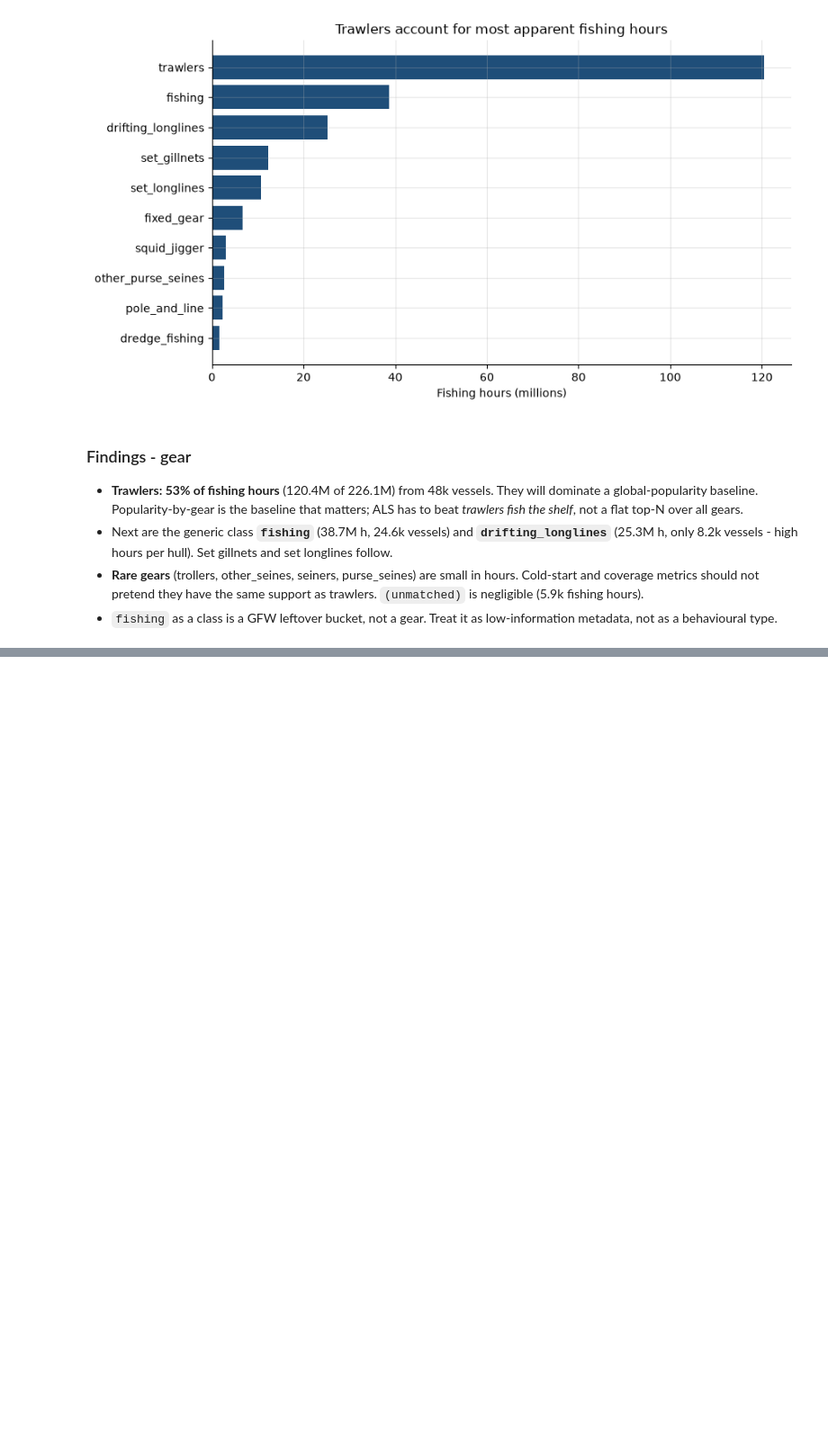
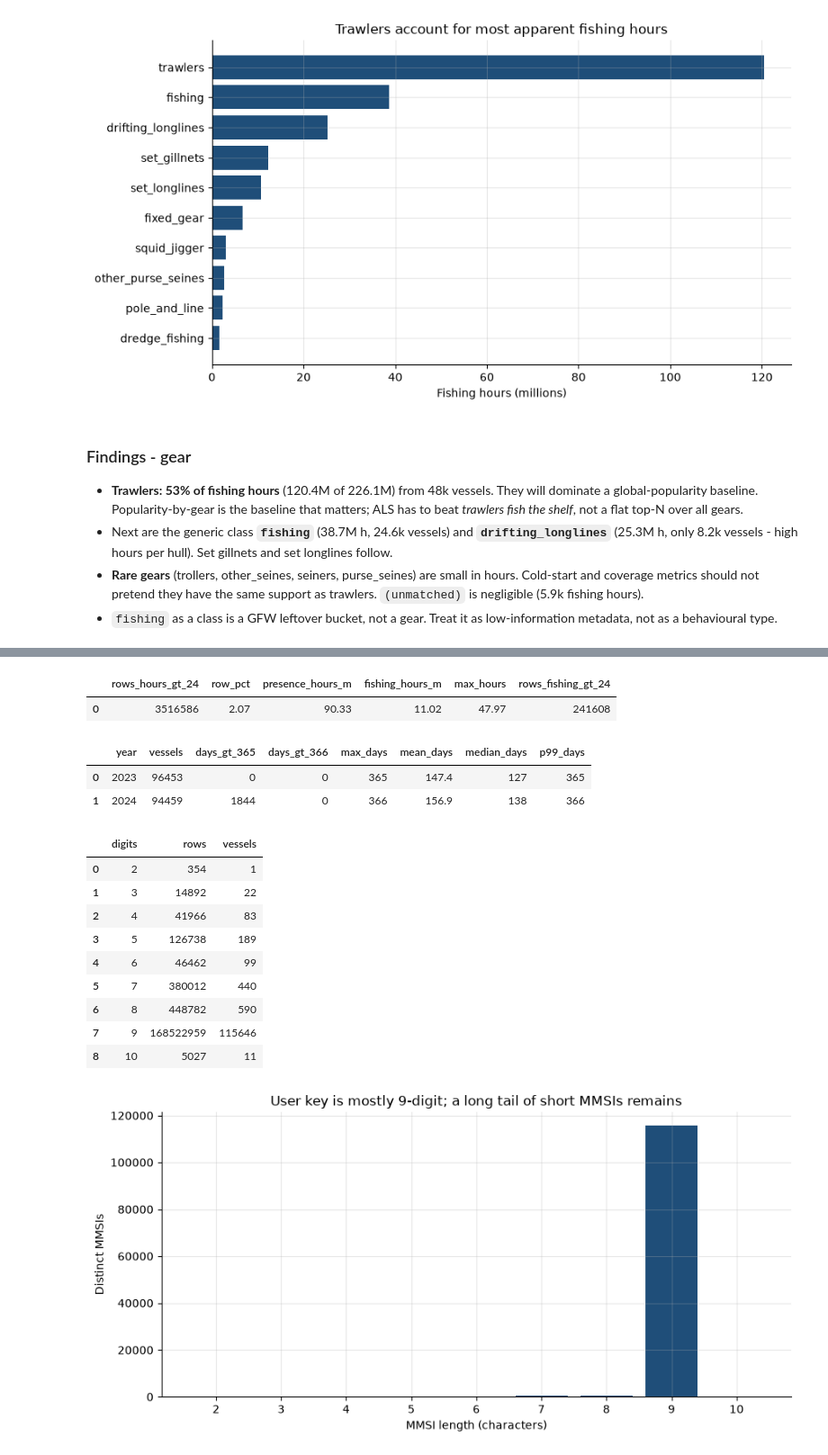
Before and after one commit to Vanamali-Sims/fishing-grounds-recsys, a Jupyter notebook: notebooks/01_eda.ipynb, the cells around one changed output, grey strips where cells are left out. Shown at 90% size. Cells and saved outputs as stored; diff of their text form; code cells hidden in the pictures; blank space fills up the shorter version.

```diff
--- a/notebooks/01_eda.ipynb
+++ b/notebooks/01_eda.ipynb
@@ -251,0 +454,79 @@ plt.show()
+# %%
+hours_tail = con.execute(
+    """
+    SELECT
+      count(*) FILTER (WHERE hours > 24) AS rows_hours_gt_24,
+      round(100.0 * count(*) FILTER (WHERE hours > 24) / count(*), 2) AS row_pct,
+      round(sum(hours) FILTER (WHERE hours > 24) / 1e6, 2) AS presence_hours_m,
+      round(sum(fishing_hours) FILTER (WHERE hours > 24) / 1e6, 2) AS fishing_hours_m,
+      round(max(hours), 2) AS max_hours,
+      count(*) FILTER (WHERE fishing_hours > 24) AS rows_fishing_gt_24
+    FROM read_parquet(?, hive_partitioning = false)
+    """,
+    [INTERACTIONS],
+).df()
+
+active_days = con.execute(
+    """
+    WITH d AS (
+      SELECT mmsi, year, count(DISTINCT date) AS days
+      FROM read_parquet(?, hive_partitioning = false)
+      GROUP BY 1, 2
+    )
+    SELECT
+      year,
+      count(*) AS vessels,
+      count(*) FILTER (WHERE days > 365) AS days_gt_365,
+      count(*) FILTER (WHERE days > 366) AS days_gt_366,
+      max(days) AS max_days,
+      round(avg(days), 1) AS mean_days,
+      approx_quantile(days, 0.5) AS median_days,
+      approx_quantile(days, 0.99) AS p99_days
+    FROM d
+    GROUP BY 1
+    ORDER BY 1
+    """,
+    [INTERACTIONS],
+).df()
+
+mmsi_len = con.execute(
+    """
+    SELECT
+      length(mmsi) AS digits,
+      count(*) AS rows,
+      count(DISTINCT mmsi) AS vessels
+    FROM read_parquet(?, hive_partitioning = false)
+    GROUP BY 1
+    ORDER BY 1
+    """,
+    [INTERACTIONS],
+).df()
+
+display(hours_tail)
+display(active_days)
+display(mmsi_len)
+
+fig, ax = plt.subplots()
+ax.bar(mmsi_len["digits"].astype(str), mmsi_len["vessels"], color="#1f4e79")
+ax.set_xlabel("MMSI length (characters)")
+ax.set_ylabel("Distinct MMSIs")
+ax.set_title("User key is mostly 9-digit; a long tail of short MMSIs remains")
+plt.tight_layout()
+plt.show()
+# %% [output]
+|  | rows_hours_gt_24 | row_pct | presence_hours_m | fishing_hours_m | max_hours | rows_fishing_gt_24 |
+| 0 | 3516586 | 2.07 | 90.33 | 11.02 | 47.97 | 241608 |
+|  | year | vessels | days_gt_365 | days_gt_366 | max_days | mean_days | median_days | p99_days |
+| 0 | 2023 | 96453 | 0 | 0 | 365 | 147.4 | 127 | 365 |
+| 1 | 2024 | 94459 | 1844 | 0 | 366 | 156.9 | 138 | 366 |
+|  | digits | rows | vessels |
+| 0 | 2 | 354 | 1 |
+| 1 | 3 | 14892 | 22 |
+| 2 | 4 | 41966 | 83 |
+| 3 | 5 | 126738 | 189 |
+| 4 | 6 | 46462 | 99 |
+| 5 | 7 | 380012 | 440 |
+| 6 | 8 | 448782 | 590 |
+| 7 | 9 | 168522959 | 115646 |
+| 8 | 10 | 5027 | 11 |
+[figure, added]
```
Also changed, not shown: parts of 11 cells of this notebook.
